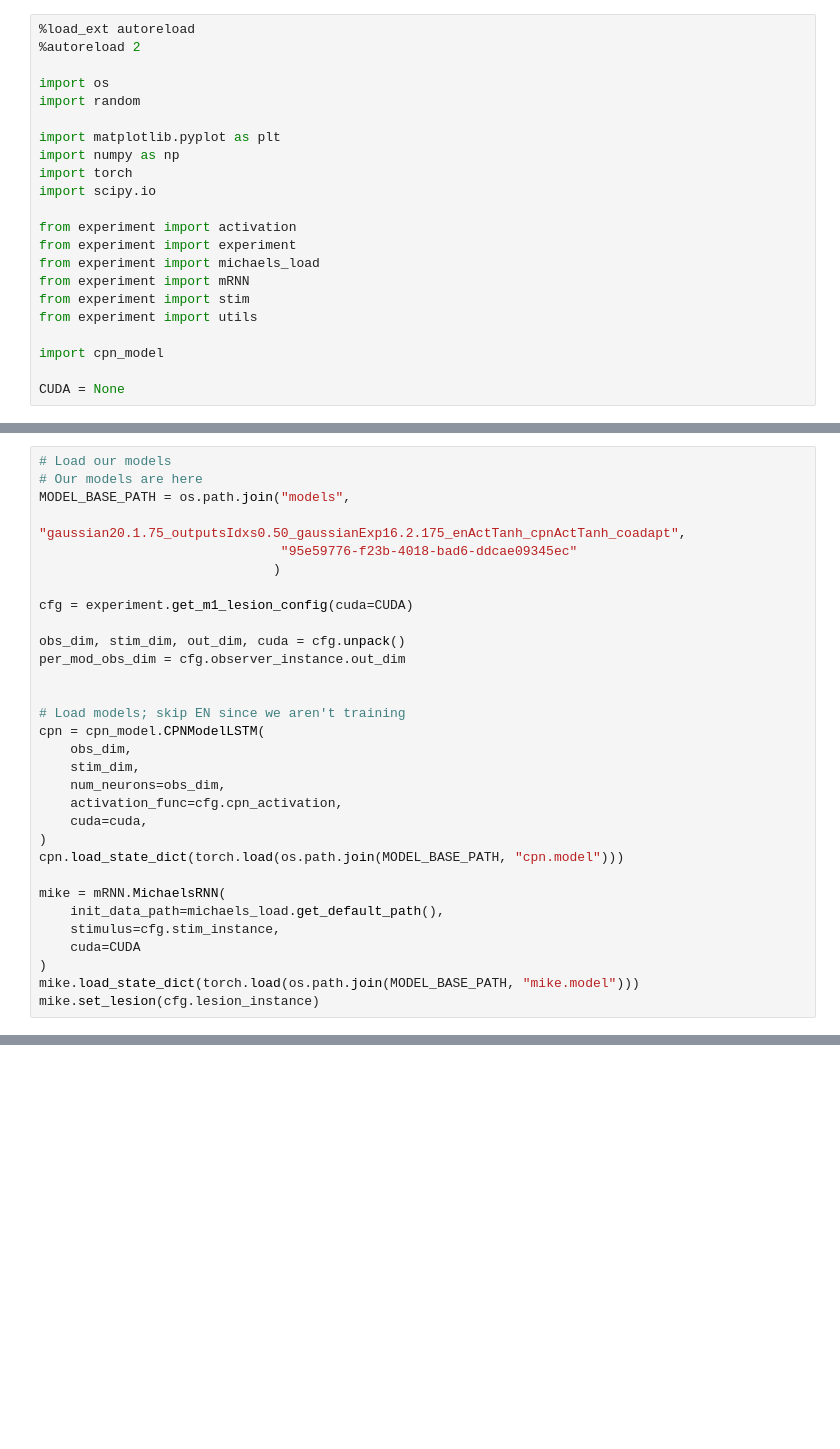
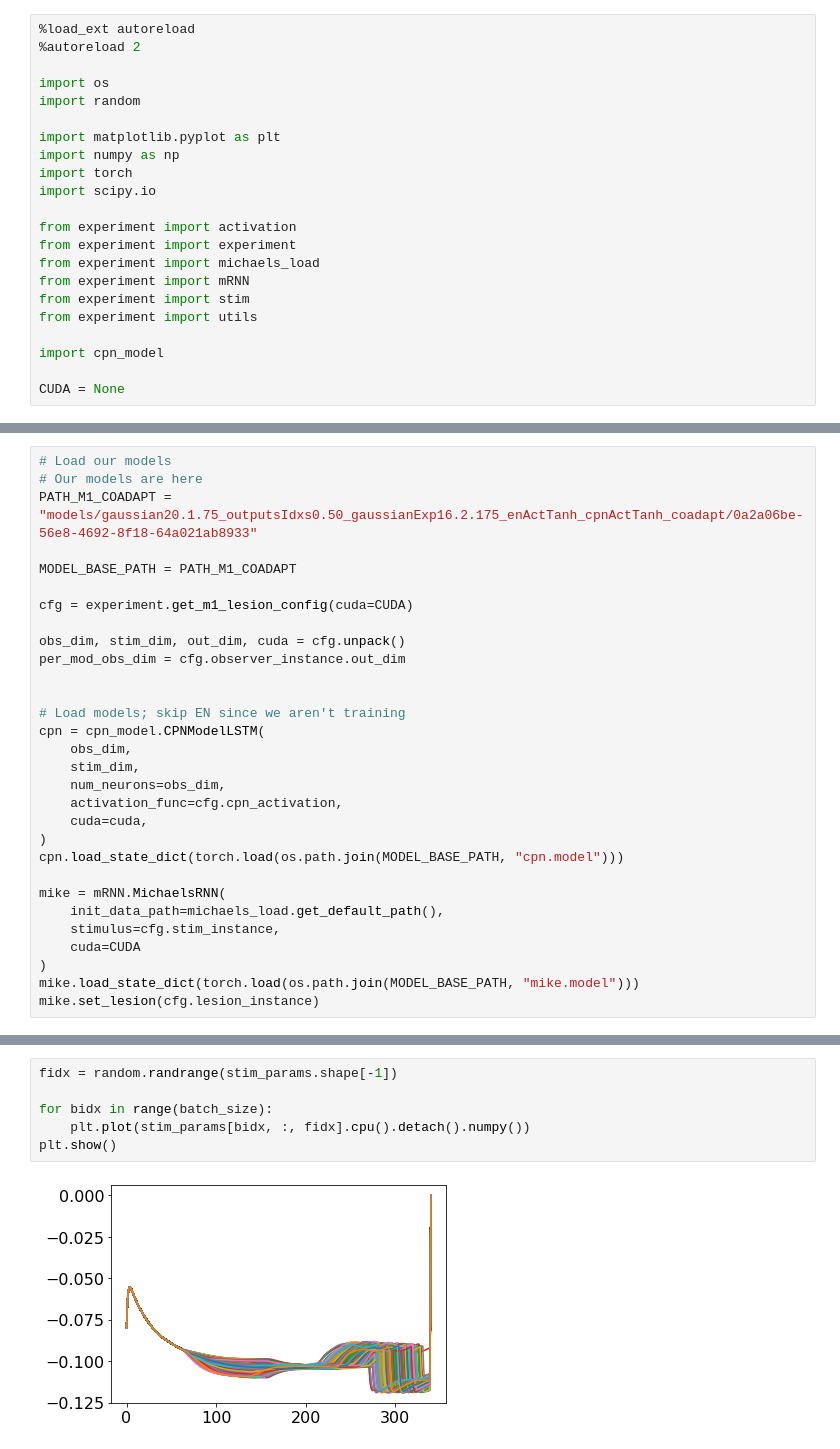
Before and after one commit to mmattb/coproc-poc, a Jupyter notebook: analyze_stim_and_obs.ipynb, the cells around one changed output, grey strips where cells are left out. Saved outputs shown, nothing was run; the diff lists cells and outputs as text; blank space fills up the shorter version.

```diff
--- a/analyze_stim_and_obs.ipynb
+++ b/analyze_stim_and_obs.ipynb
@@ -97,10 +97,9 @@ plt.show()
 # %%
 # Load our models
 # Our models are here
-MODEL_BASE_PATH = os.path.join("models",
-                               "gaussian20.1.75_outputsIdxs0.50_gaussianExp16.2.175_enActTanh_cpnActTanh_coadapt",
-                               "95e59776-f23b-4018-bad6-ddcae09345ec"
-                              )
+PATH_M1_COADAPT = "models/gaussian20.1.75_outputsIdxs0.50_gaussianExp16.2.175_enActTanh_cpnActTanh_coadapt/0a2a06be-56e8-4692-8f18-64a021ab8933"
+
+MODEL_BASE_PATH = PATH_M1_COADAPT
 
 cfg = experiment.get_m1_lesion_config(cuda=CUDA)
 
@@ -218,0 +330,8 @@ plt.show()
+# %%
+fidx = random.randrange(stim_params.shape[-1])
+
+for bidx in range(batch_size):
+    plt.plot(stim_params[bidx, :, fidx].cpu().detach().numpy())
+plt.show()
+# %% [output]
+[figure, added]
```
Also changed, not shown: parts of 5 cells of this notebook, 5 other files.
